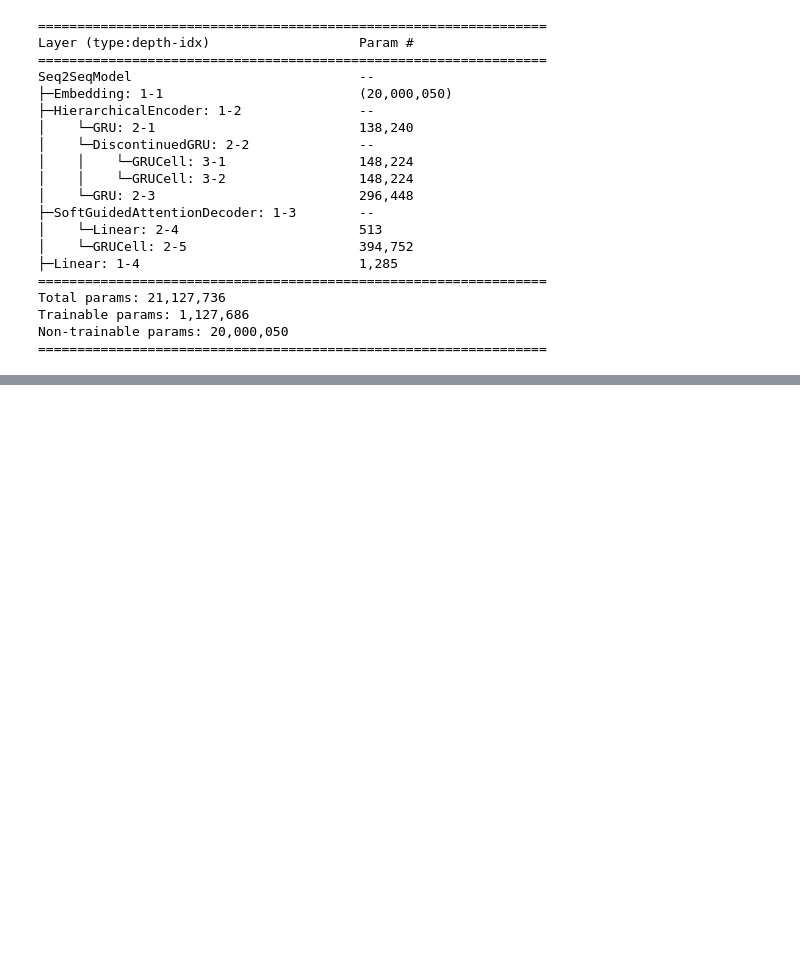
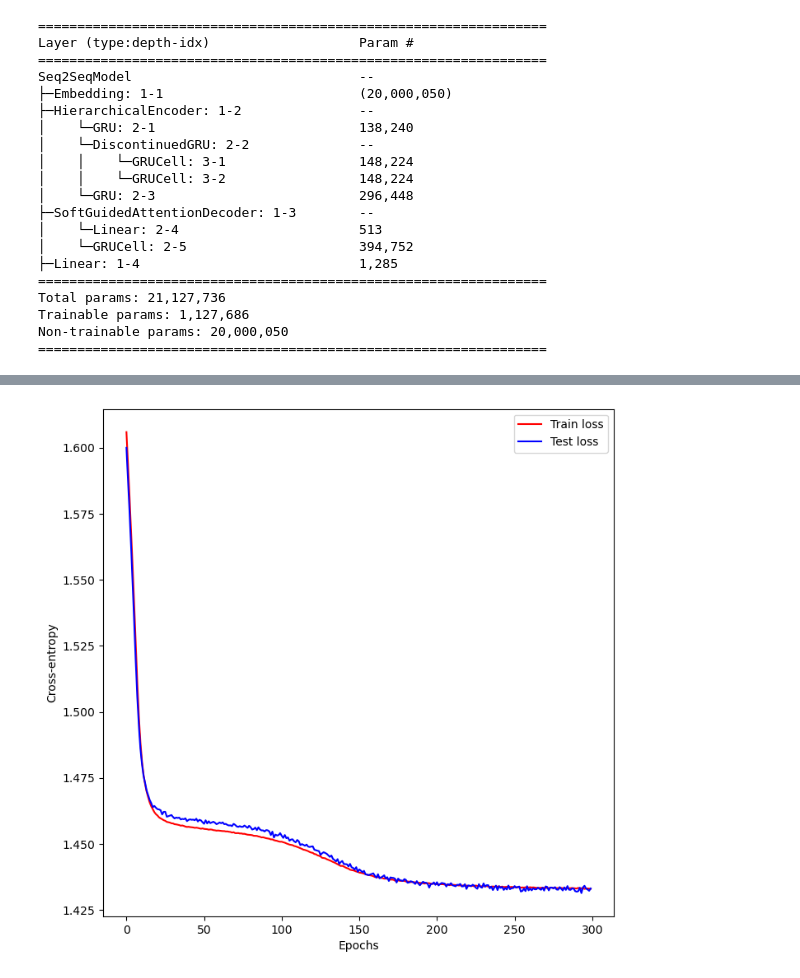
Before and after one commit to erwan-auchere/intent-classification, a Jupyter notebook: test.ipynb, the cells around one changed output, grey strips where cells are left out. Cells and saved outputs as stored; diff of their text form; code cells hidden in the pictures; blank space fills up the shorter version.

```diff
--- a/test.ipynb
+++ b/test.ipynb
@@ -1,6 +21,12 @@
 # %%
 import torch, model, importlib
 importlib.reload(model);
+# %%
+if torch.cuda.is_available:
+    torch.set_default_tensor_type('torch.cuda.FloatTensor')
+    device = torch.device('cuda')
+else:
+    device = torch.device('cpu')
 # %%
 import datasets
 
@@ -30,7 +56,7 @@ pretrained_vocab = vocab(pretrained_vectors.stoi)
 pretrained_vocab.insert_token("<unk>", 0)
 pretrained_vocab.insert_token("<pad>", 1)
 pretrained_vocab.set_default_index(0)
-pretrained_embeddings = pretrained_vectors.vectors
+pretrained_embeddings = pretrained_vectors.vectors.to(device)
 pretrained_embeddings = torch.cat((torch.zeros(1,pretrained_embeddings.shape[1]),pretrained_embeddings))
 vocab_stoi = pretrained_vocab.get_stoi()
 # %%
@@ -92,9 +118,10 @@ class DialogActDataset(torch.utils.data.Dataset):
         )
 # %%
 kwargs = dict(
-    batch_size = 64,
+    batch_size = 16,
     shuffle = True,
-    drop_last = True
+    drop_last = True,
+    generator = torch.Generator(device=device)
 )
 
 train_loader = torch.utils.data.DataLoader(
@@ -149,0 +249,12 @@ torch.Size([64, 5, 5])
+# %%
+import matplotlib.pyplot as plt
+
+fig, ax = plt.subplots(figsize=(8,8))
+ax.plot(train_losses, color='red', label='Train loss')
+ax.plot(test_losses, color='blue', label='Test loss')
+ax.legend()
+ax.set_xlabel('Epochs')
+ax.set_ylabel('Cross-entropy')
+fig.show();
+# %% [output]
+[figure, added]
```
Also changed, not shown: parts of 6 cells of this notebook, 2 other files.
